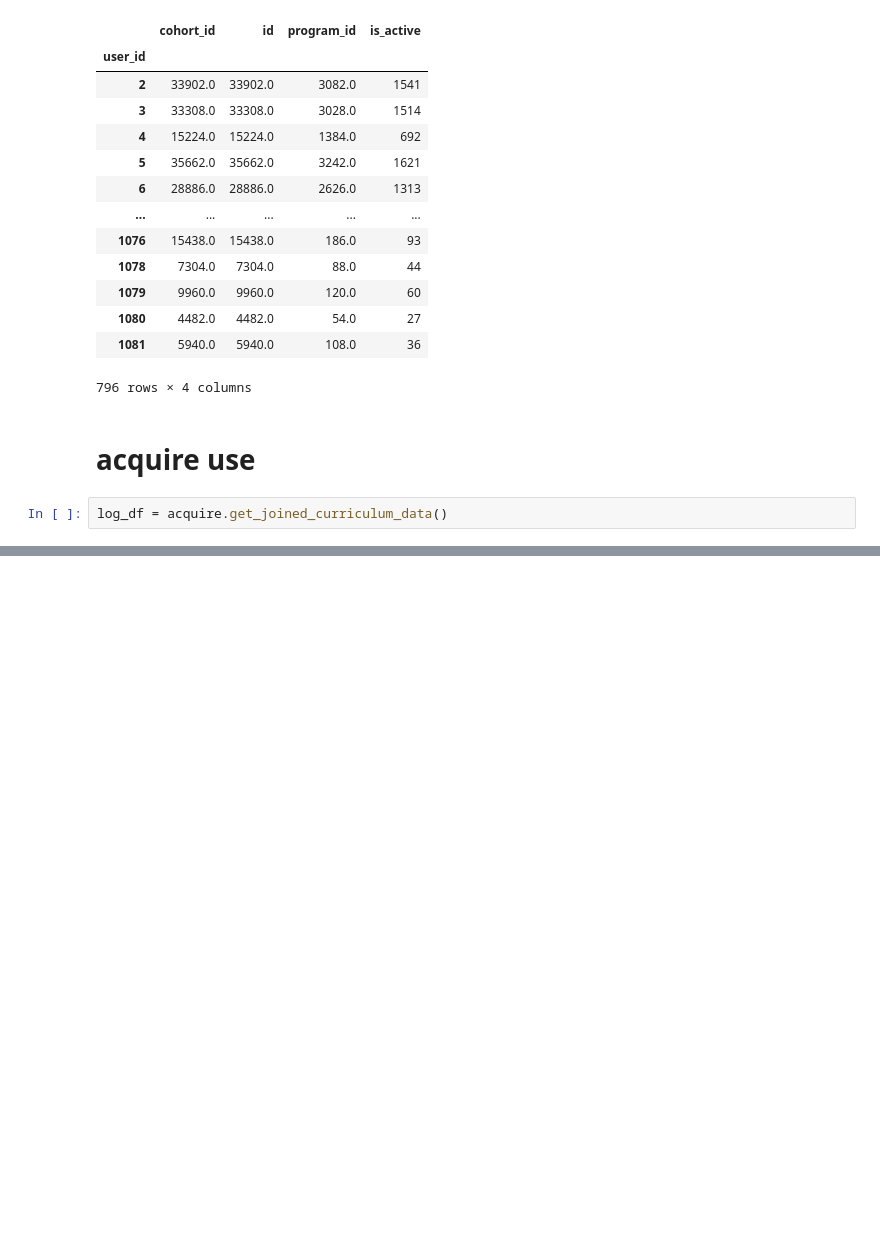
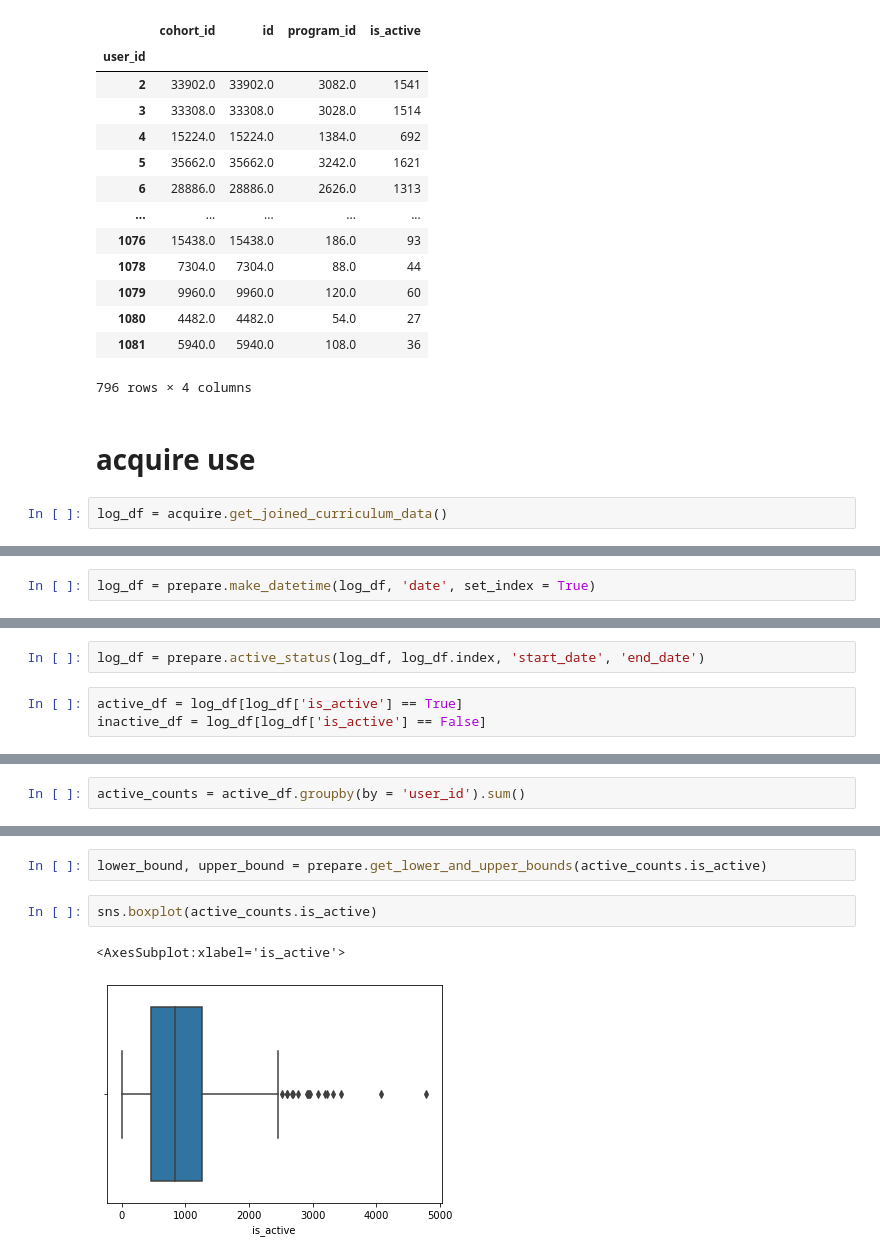
Before and after one commit to Florence-Team-8/anomaly-detection-project, a Jupyter notebook: parkers_workbook.ipynb, the cells around one changed output, grey strips where cells are left out. Drawn from its saved outputs; the diff is of its cells as text; blank space fills up the shorter version.

Commit message:
edited prepare

```diff
--- a/parkers_workbook.ipynb
+++ b/parkers_workbook.ipynb
@@ -519,0 +539,2 @@ log_df = acquire.get_joined_curriculum_data()
+# %%
+log_df = prepare.make_datetime(log_df, 'date', set_index = True)
@@ -519,0 +558,5 @@ log_df = acquire.get_joined_curriculum_data()
+# %%
+log_df = prepare.active_status(log_df, log_df.index, 'start_date', 'end_date')
+# %%
+active_df = log_df[log_df['is_active'] == True]
+inactive_df = log_df[log_df['is_active'] == False]
@@ -519,0 +578,2 @@ log_df = acquire.get_joined_curriculum_data()
+# %%
+active_counts = active_df.groupby(by = 'user_id').sum()
@@ -519,0 +602,7 @@ log_df = acquire.get_joined_curriculum_data()
+# %%
+lower_bound, upper_bound = prepare.get_lower_and_upper_bounds(active_counts.is_active)
+# %%
+sns.boxplot(active_counts.is_active)
+# %% [output]
+<AxesSubplot:xlabel='is_active'>
+[figure, added]
```
Also changed, not shown: parts of 52 cells of this notebook, 1 other file.
